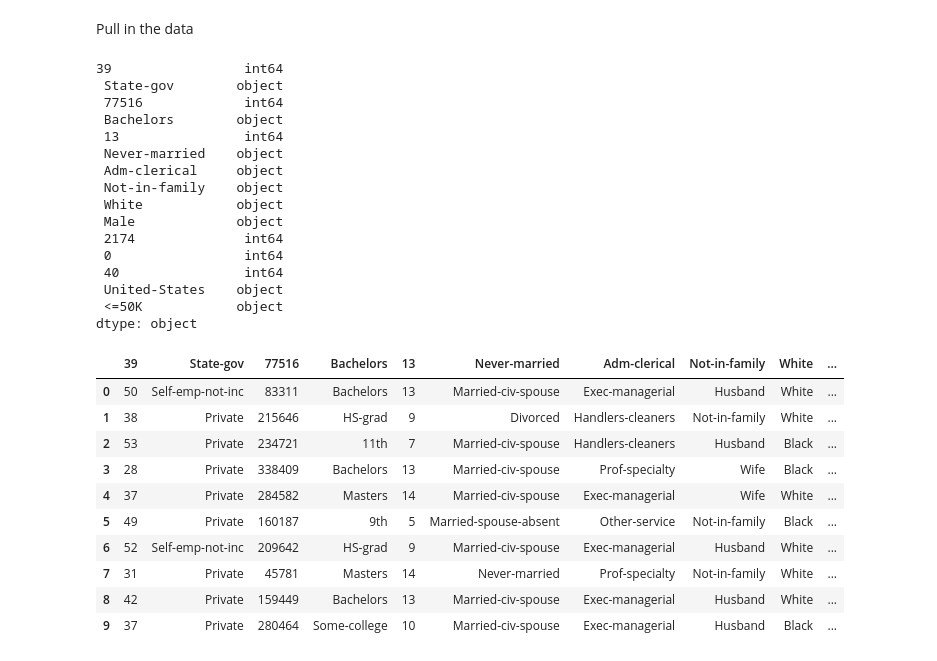
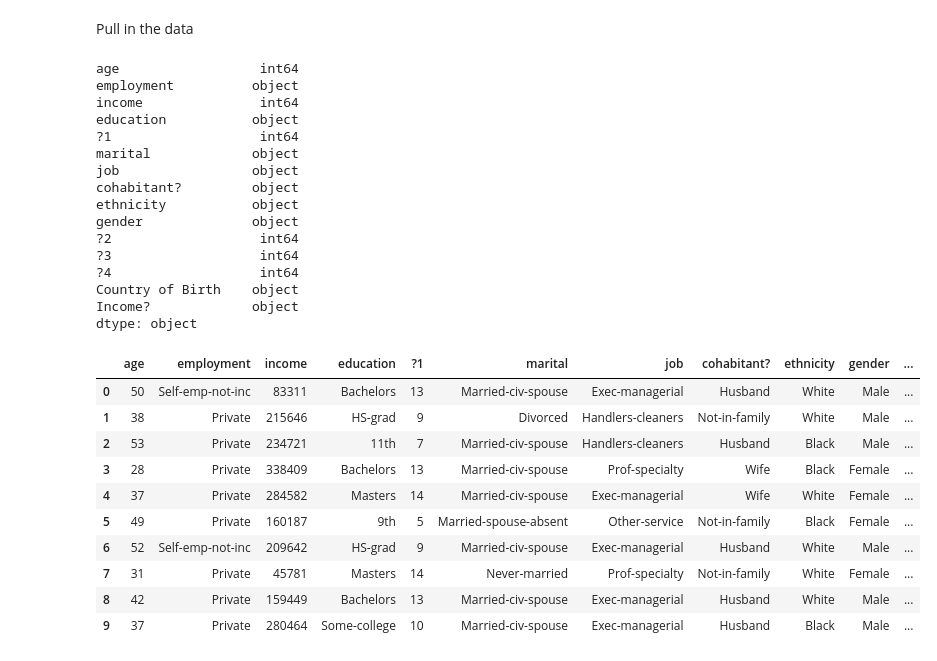
Before and after one commit to lovettbarron/GA-datasci, a Jupyter notebook: pandas/Attempt2-trend.ipynb, the cells around one changed output. Drawn from its saved outputs; the diff is of its cells as text; code cells hidden in the pictures.

```diff
--- a/pandas/Attempt2-trend.ipynb
+++ b/pandas/Attempt2-trend.ipynb
@@ -13,34 +13,36 @@ import sys
 # %% [markdown]
 Pull in the data
 # %%
-ds = pd.read_csv("data/income.csv",columns=['id', 'age','employment','income','education','?1','marital',''])
+pd.read_csv?
+ds = pd.read_csv("data/income.csv")
+ds.columns=['age','employment','income','education','?1','marital','job','cohabitant?','ethnicity','gender','?2','?3','?4','Country of Birth','Income?']
 print ds.dtypes
 ds.head(10)
 # %% [output]
-39                 int64
- State-gov        object
- 77516             int64
- Bachelors        object
- 13                int64
- Never-married    object
- Adm-clerical     object
- Not-in-family    object
- White            object
- Male             object
- 2174              int64
- 0                 int64
- 40                int64
- United-States    object
- <=50K            object
+age                  int64
+employment          object
+income               int64
+education           object
+?1                   int64
+marital             object
+job                 object
+cohabitant?         object
+ethnicity           object
+gender              object
+?2                   int64
+?3                   int64
+?4                   int64
+Country of Birth    object
+Income?             object
 dtype: object
-|  | 39 | State-gov | 77516 | Bachelors | 13 | Never-married | Adm-clerical | Not-in-family | White | ... |
-| 0 | 50 | Self-emp-not-inc | 83311 | Bachelors | 13 | Married-civ-spouse | Exec-managerial | Husband | White | ... |
-| 1 | 38 | Private | 215646 | HS-grad | 9 | Divorced | Handlers-cleaners | Not-in-family | White | ... |
-| 2 | 53 | Private | 234721 | 11th | 7 | Married-civ-spouse | Handlers-cleaners | Husband | Black | ... |
-| 3 | 28 | Private | 338409 | Bachelors | 13 | Married-civ-spouse | Prof-specialty | Wife | Black | ... |
-| 4 | 37 | Private | 284582 | Masters | 14 | Married-civ-spouse | Exec-managerial | Wife | White | ... |
-| 5 | 49 | Private | 160187 | 9th | 5 | Married-spouse-absent | Other-service | Not-in-family | Black | ... |
-| 6 | 52 | Self-emp-not-inc | 209642 | HS-grad | 9 | Married-civ-spouse | Exec-managerial | Husband | White | ... |
-| 7 | 31 | Private | 45781 | Masters | 14 | Never-married | Prof-specialty | Not-in-family | White | ... |
-| 8 | 42 | Private | 159449 | Bachelors | 13 | Married-civ-spouse | Exec-managerial | Husband | White | ... |
-| 9 | 37 | Private | 280464 | Some-college | 10 | Married-civ-spouse | Exec-managerial | Husband | Black | ... |
+|  | age | employment | income | education | ?1 | marital | job | cohabitant? | ethnicity | gender | ... |
+| 0 | 50 | Self-emp-not-inc | 83311 | Bachelors | 13 | Married-civ-spouse | Exec-managerial | Husband | White | Male | ... |
+| 1 | 38 | Private | 215646 | HS-grad | 9 | Divorced | Handlers-cleaners | Not-in-family | White | Male | ... |
+| 2 | 53 | Private | 234721 | 11th | 7 | Married-civ-spouse | Handlers-cleaners | Husband | Black | Male | ... |
+| 3 | 28 | Private | 338409 | Bachelors | 13 | Married-civ-spouse | Prof-specialty | Wife | Black | Female | ... |
+| 4 | 37 | Private | 284582 | Masters | 14 | Married-civ-spouse | Exec-managerial | Wife | White | Female | ... |
+| 5 | 49 | Private | 160187 | 9th | 5 | Married-spouse-absent | Other-service | Not-in-family | Black | Female | ... |
+| 6 | 52 | Self-emp-not-inc | 209642 | HS-grad | 9 | Married-civ-spouse | Exec-managerial | Husband | White | Male | ... |
+| 7 | 31 | Private | 45781 | Masters | 14 | Never-married | Prof-specialty | Not-in-family | White | Female | ... |
+| 8 | 42 | Private | 159449 | Bachelors | 13 | Married-civ-spouse | Exec-managerial | Husband | White | Male | ... |
+| 9 | 37 | Private | 280464 | Some-college | 10 | Married-civ-spouse | Exec-managerial | Husband | Black | Male | ... |
```
Also changed, not shown: parts of 1 cell of this notebook.
